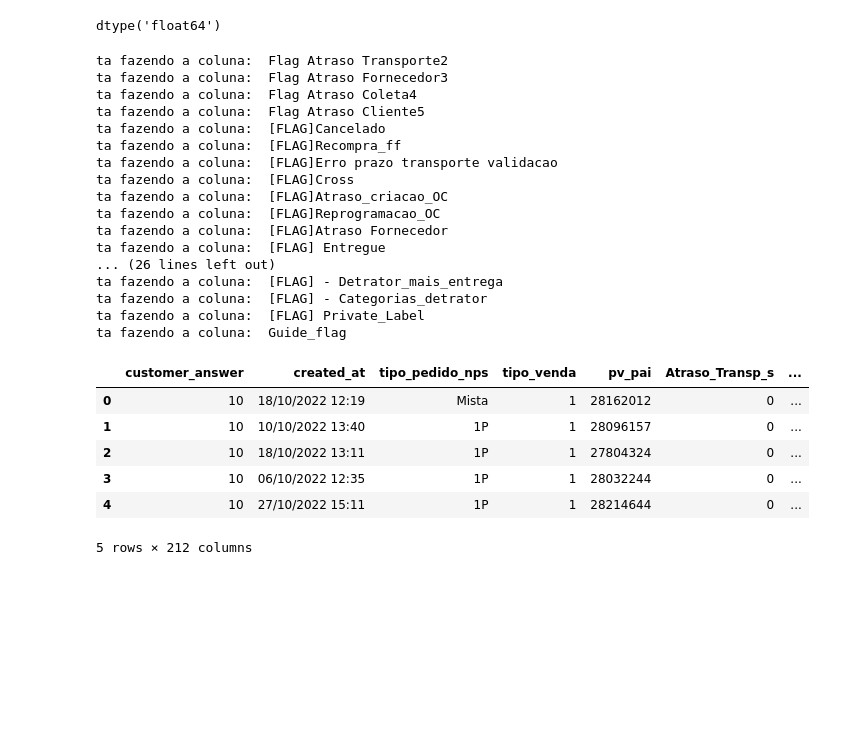
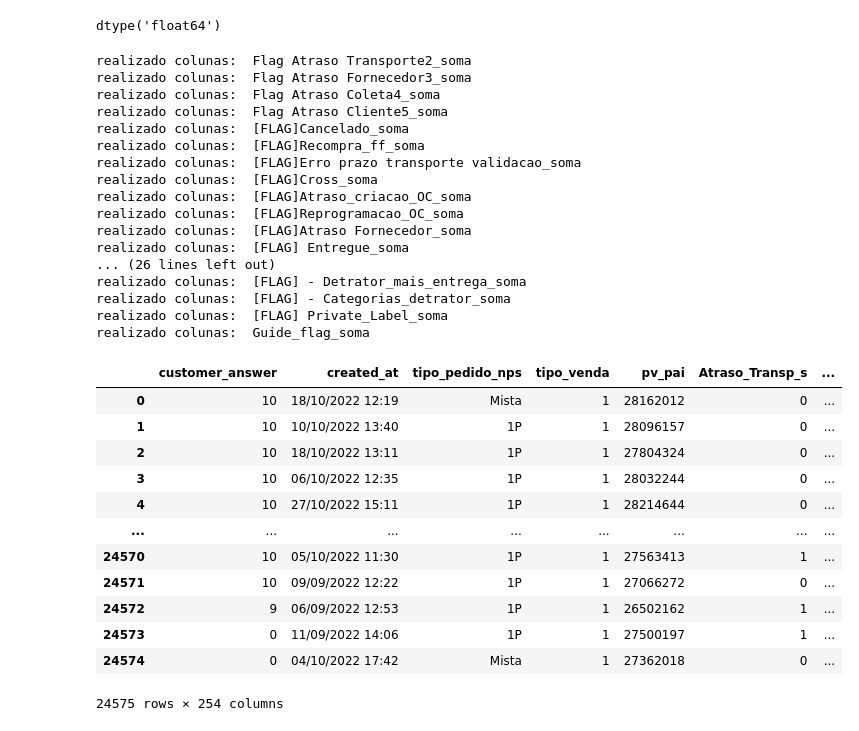
Before and after one commit to mvvilasboas/NPS_Bulky, a Jupyter notebook: analise_corr_outro.ipynb, the cells around one changed output. Saved outputs shown, nothing was run; the diff lists cells and outputs as text; code cells hidden in the pictures; blank space fills up the shorter version.

Commit message:
funcao_somase
funcao finalizada

```diff
--- a/analise_corr_outro.ipynb
+++ b/analise_corr_outro.ipynb
@@ -34,54 +40,63 @@ dtype('float64')
 # %%
 import re
 
 
 def somase(data_frame):
 
     colunas = ['Flag Atraso Transporte2','Flag Atraso Fornecedor3','Flag Atraso Coleta4','Flag Atraso Cliente5','[FLAG]Cancelado',
     '[FLAG]Recompra_ff','[FLAG]Erro prazo transporte validacao','[FLAG]Cross','[FLAG]Atraso_criacao_OC','[FLAG]Reprogramacao_OC',
     '[FLAG]Atraso Fornecedor','[FLAG] Entregue','[FLAG] Pratica_indevida','[FLAG] Sac_pos_entrega','[FLAG] Reversa','[FLAG] PJ',
     '[FLAG] Mais de uma entrega','[FLAG]Importacao WMS','[FLAG] Recompra','[FLAG] Entrega_Mista','[FLAG] Virada_Faturamento',
     'FLAG - Infos_encontradas','[FLAG] Atraso limite','[FLAG] Oc sem bip','[FLAG] Insucesso','[FLAG] End. N.Localizado/Ausente',
     '[FLAG] Tempo Habil','[FLAG] Atraso Redespacho','[FLAG] Diarias','[FLAG] Atraso Coletas','[FLAG] Leves','[FLAG] Atraso CD',
     '[FLAG] Recompra assistencia','[FLAG] Recompra Total','[FLAG] Origem Recompra','[FLAG] Atraso Cliente*','FLAG_Parceiro',
     'FLAG_terceiras_parceiras','[FLAG] - Detrator_mais_entrega','[FLAG] - Categorias_detrator','[FLAG] Private_Label','Guide_flag'
                 ]
 
+    df_retorno = data_frame
     for coluna in colunas:
-        print('ta fazendo a coluna: ', coluna)
-        nova_coluna = data_frame.groupby('pv_pai')[coluna].sum()
-        data_frame = data_frame.merge(nova_coluna, left_on='pv_pai', right_on='pv_pai',how='left')
-
-        data_frame.rename(columns={coluna + '_y': coluna + '_soma'}, inplace=True,errors='raise')
+        try:
+            nova_coluna = df_retorno.groupby('pv_pai')[coluna].sum()
+            df_retorno = df_retorno.merge(nova_coluna, left_on='pv_pai', right_on='pv_pai',how='left')
+            df_retorno.rename(columns={coluna + '_y': coluna + '_soma'}, inplace=True,errors='raise')
+            print('realizado colunas: ', coluna + '_soma')
+        except Exception as e:
+            print('deu ruim: ', e)
+    return df_retorno
 
 
-    return data_frame
 
-somase(base)
+base = somase(base)
 
-base.head()
+base
 # %% [output]
-ta fazendo a coluna:  Flag Atraso Transporte2
-ta fazendo a coluna:  Flag Atraso Fornecedor3
-ta fazendo a coluna:  Flag Atraso Coleta4
-ta fazendo a coluna:  Flag Atraso Cliente5
-ta fazendo a coluna:  [FLAG]Cancelado
-ta fazendo a coluna:  [FLAG]Recompra_ff
-ta fazendo a coluna:  [FLAG]Erro prazo transporte validacao
-ta fazendo a coluna:  [FLAG]Cross
-ta fazendo a coluna:  [FLAG]Atraso_criacao_OC
-ta fazendo a coluna:  [FLAG]Reprogramacao_OC
-ta fazendo a coluna:  [FLAG]Atraso Fornecedor
-ta fazendo a coluna:  [FLAG] Entregue
+realizado colunas:  Flag Atraso Transporte2_soma
+realizado colunas:  Flag Atraso Fornecedor3_soma
+realizado colunas:  Flag Atraso Coleta4_soma
+realizado colunas:  Flag Atraso Cliente5_soma
+realizado colunas:  [FLAG]Cancelado_soma
+realizado colunas:  [FLAG]Recompra_ff_soma
+realizado colunas:  [FLAG]Erro prazo transporte validacao_soma
+realizado colunas:  [FLAG]Cross_soma
+realizado colunas:  [FLAG]Atraso_criacao_OC_soma
+realizado colunas:  [FLAG]Reprogramacao_OC_soma
+realizado colunas:  [FLAG]Atraso Fornecedor_soma
+realizado colunas:  [FLAG] Entregue_soma
 ... (26 lines left out)
-ta fazendo a coluna:  [FLAG] - Detrator_mais_entrega
-ta fazendo a coluna:  [FLAG] - Categorias_detrator
-ta fazendo a coluna:  [FLAG] Private_Label
-ta fazendo a coluna:  Guide_flag
+realizado colunas:  [FLAG] - Detrator_mais_entrega_soma
+realizado colunas:  [FLAG] - Categorias_detrator_soma
+realizado colunas:  [FLAG] Private_Label_soma
+realizado colunas:  Guide_flag_soma
 |  | customer_answer | created_at | tipo_pedido_nps | tipo_venda | pv_pai | Atraso_Transp_s | ... |
 | 0 | 10 | 18/10/2022 12:19 | Mista | 1 | 28162012 | 0 | ... |
 | 1 | 10 | 10/10/2022 13:40 | 1P | 1 | 28096157 | 0 | ... |
 | 2 | 10 | 18/10/2022 13:11 | 1P | 1 | 27804324 | 0 | ... |
 | 3 | 10 | 06/10/2022 12:35 | 1P | 1 | 28032244 | 0 | ... |
 | 4 | 10 | 27/10/2022 15:11 | 1P | 1 | 28214644 | 0 | ... |
+| ... | ... | ... | ... | ... | ... | ... | ... |
+| 24570 | 10 | 05/10/2022 11:30 | 1P | 1 | 27563413 | 1 | ... |
+| 24571 | 10 | 09/09/2022 12:22 | 1P | 1 | 27066272 | 0 | ... |
+| 24572 | 9 | 06/09/2022 12:53 | 1P | 1 | 26502162 | 1 | ... |
+| 24573 | 0 | 11/09/2022 14:06 | 1P | 1 | 27500197 | 1 | ... |
+| 24574 | 0 | 04/10/2022 17:42 | Mista | 1 | 27362018 | 0 | ... |
-5 rows × 212 columns
+24575 rows × 254 columns
```
Also changed, not shown: parts of 1 cell of this notebook.
